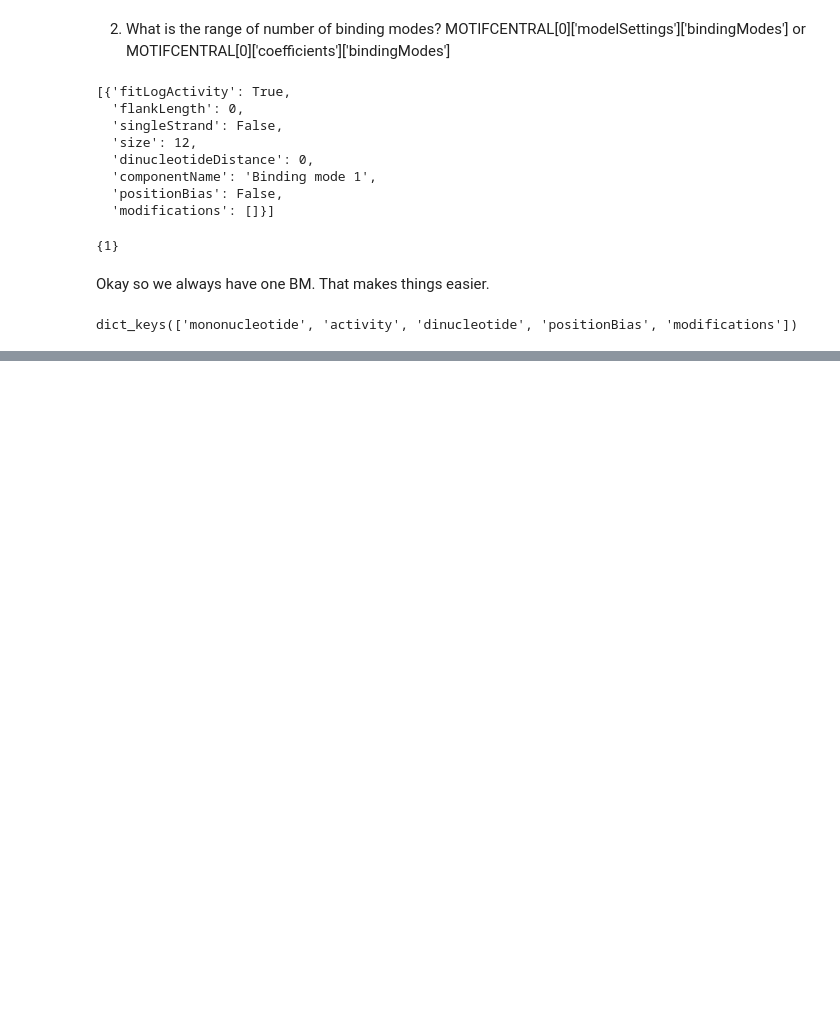
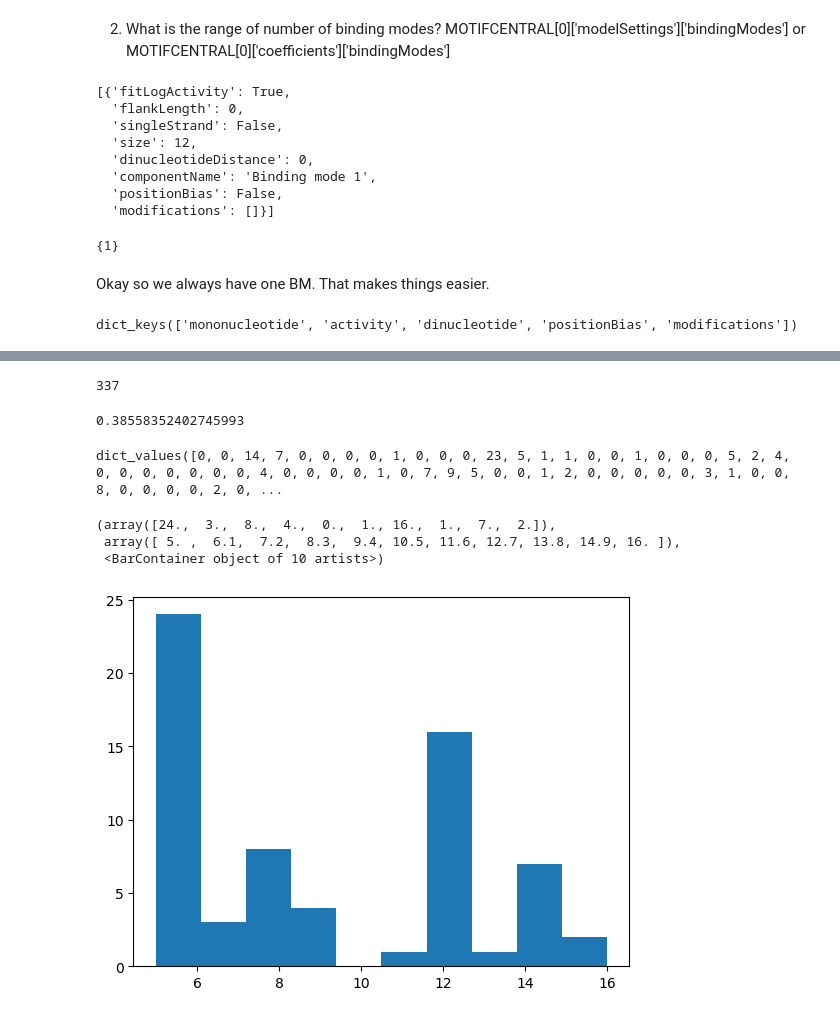
Before and after one commit to deepmind11/Selex-X-Genome, a Jupyter notebook: notebooks/motifcentral_json_EDA.ipynb, the cells around one changed output, grey strips where cells are left out. Saved outputs shown, nothing was run; the diff lists cells and outputs as text; code cells hidden in the pictures; blank space fills up the shorter version.

```diff
--- a/notebooks/motifcentral_json_EDA.ipynb
+++ b/notebooks/motifcentral_json_EDA.ipynb
@@ -72,0 +78,19 @@ dict_keys(['mononucleotide', 'activity', 'dinucleotide', 'positionBias', 'modifi
+# %%
+tax_id_set = {(lambda fit: fit['metadata']['factors'][0]['tax_id'])(fit) for fit in MOTIFCENTRAL}
+tax_id_dict = {
+                7227:"Drosophila+melanogaster",
+                9606:"Homo+sapiens",
+                10090:"Mus+musculus",
+                94885:"Pantherophis+guttatus"}
+# %%
+# A function that returns inforamtion about fit that I can use to query the ENCODE DB
+fit_info = lambda fit: (fit['metadata']['fit_id'], fit['metadata']['factors'][0]['gene_symbol'], fit['metadata']['factors'][0]['tax_id'])
+# %%
+hits = {}
+have_hits = 0
+
+for id, gene, taxa in  [fit_info(fit) for fit in MOTIFCENTRAL]:
+   search_results = ENCODE_search(gene.upper(), tax_id_dict[taxa])
+   hits[id] = len(search_results["@graph"])
+   if hits[id] >0: have_hits+=1
+   print(f'{gene.upper()} for {tax_id_dict[taxa]} had {hits[id]}.')
@@ -72,0 +115,22 @@ dict_keys(['mononucleotide', 'activity', 'dinucleotide', 'positionBias', 'modifi
+# %%
+have_hits
+# %% [output]
+337
+# %%
+have_hits/len(MOTIFCENTRAL)
+# %% [output]
+0.38558352402745993
+# %%
+hits.values()
+# %% [output]
+dict_values([0, 0, 14, 7, 0, 0, 0, 0, 1, 0, 0, 0, 23, 5, 1, 1, 0, 0, 1, 0, 0, 0, 5, 2, 4, 0, 0, 0, 0, 0, 0, 0, 4, 0, 0, 0, 0, 1, 0, 7, 9, 5, 0, 0, 1, 2, 0, 0, 0, 0, 0, 3, 1, 0, 0, 8, 0, 0, 0, 0, 2, 0, ...
+# %%
+import matplotlib.pyplot as plt
+
+
+plt.hist(list(hits.values()),range=(5,16))
+# %% [output]
+(array([24.,  3.,  8.,  4.,  0.,  1., 16.,  1.,  7.,  2.]),
+ array([ 5. ,  6.1,  7.2,  8.3,  9.4, 10.5, 11.6, 12.7, 13.8, 14.9, 16. ]),
+ <BarContainer object of 10 artists>)
+[figure, added]
```
Also changed, not shown: parts of 3 cells of this notebook, 5 other files.
